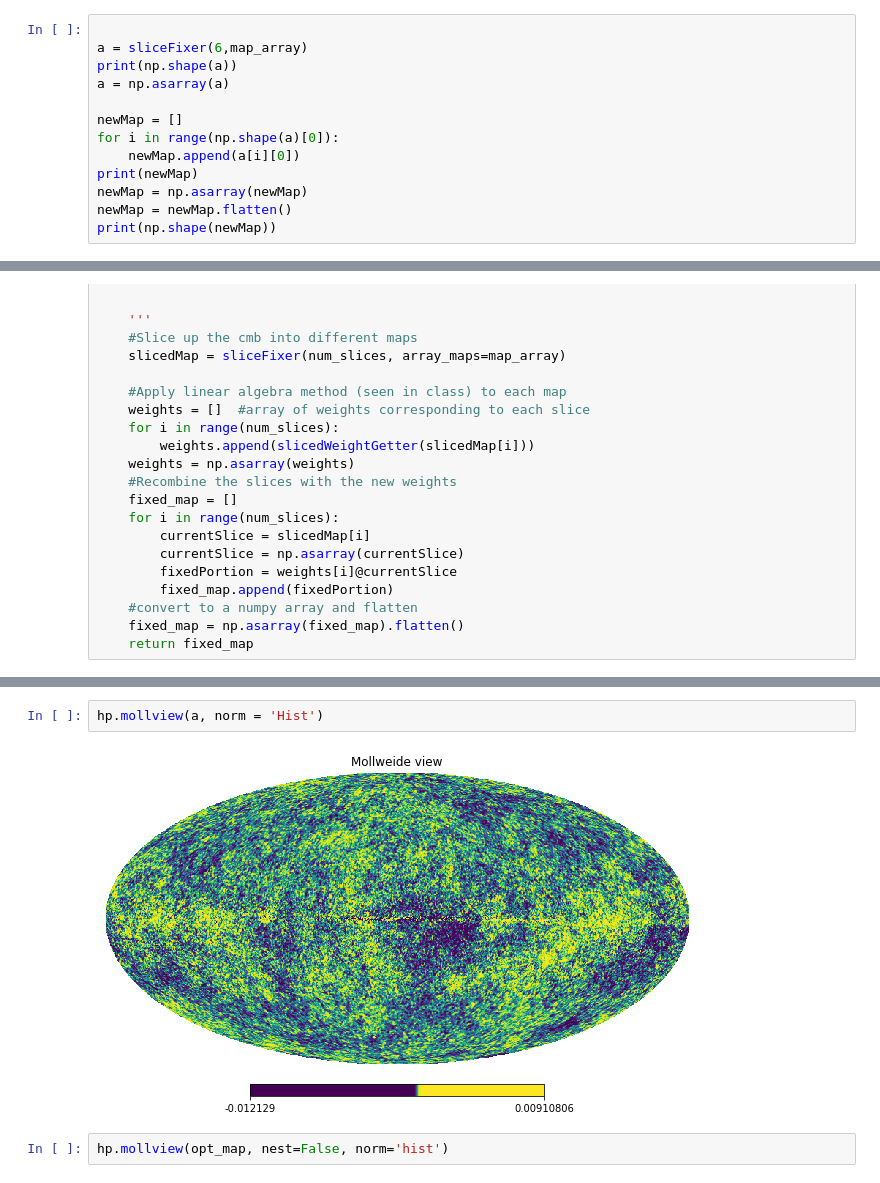
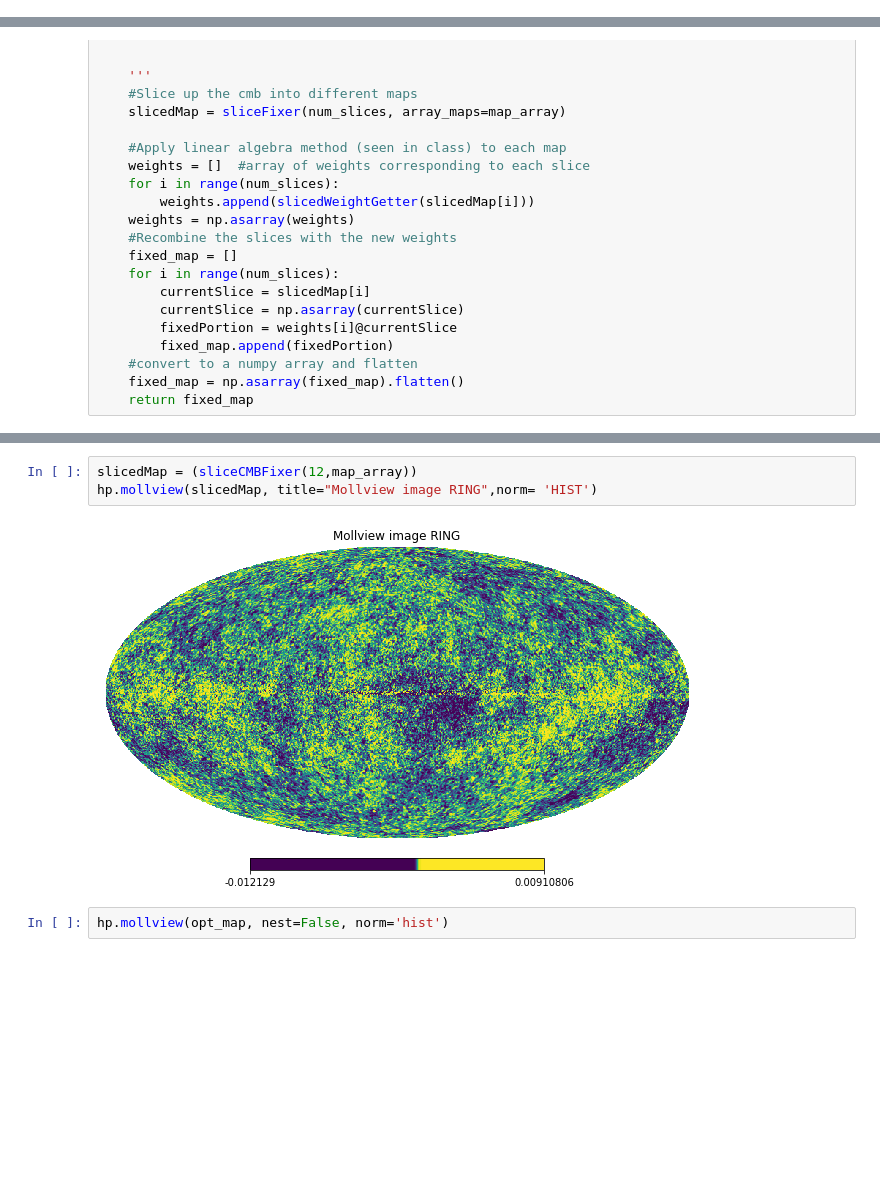
Before and after one commit to samgagnon/data-final, a Jupyter notebook: CMB_Map.ipynb, the cells around one changed output, grey strips where cells are left out. Drawn from its saved outputs; the diff is of its cells as text; blank space fills up the shorter version.

```diff
--- a/CMB_Map.ipynb
+++ b/CMB_Map.ipynb
@@ -142,16 +139,3 @@ def sliceFixer(num_slices,array_maps):
         lowerBound = upperBound
         upperBound += int(length_maps/num_slices)
     return slicedUpMaps
-# %%
-
-a = sliceFixer(6,map_array)
-print(np.shape(a))
-a = np.asarray(a)
-
-newMap = []
-for i in range(np.shape(a)[0]):
-    newMap.append(a[i][0])
-print(newMap)
-newMap = np.asarray(newMap)
-newMap = newMap.flatten()
-print(np.shape(newMap))
@@ -259,7 +197,8 @@ hp.mollview(newMap, title="Mollview image RING",norm= 'HIST')
-# %%
-hp.mollview(a, norm = 'Hist')
-# %% [output]
-[figure, removed]
+# %%
+slicedMap = (sliceCMBFixer(12,map_array))
+hp.mollview(slicedMap, title="Mollview image RING",norm= 'HIST')
+# %% [output]
+[figure, added]
 # %%
 hp.mollview(opt_map, nest=False, norm='hist')
 # %% [output]
```
Also changed, not shown: parts of 17 cells of this notebook, 1 other file.
